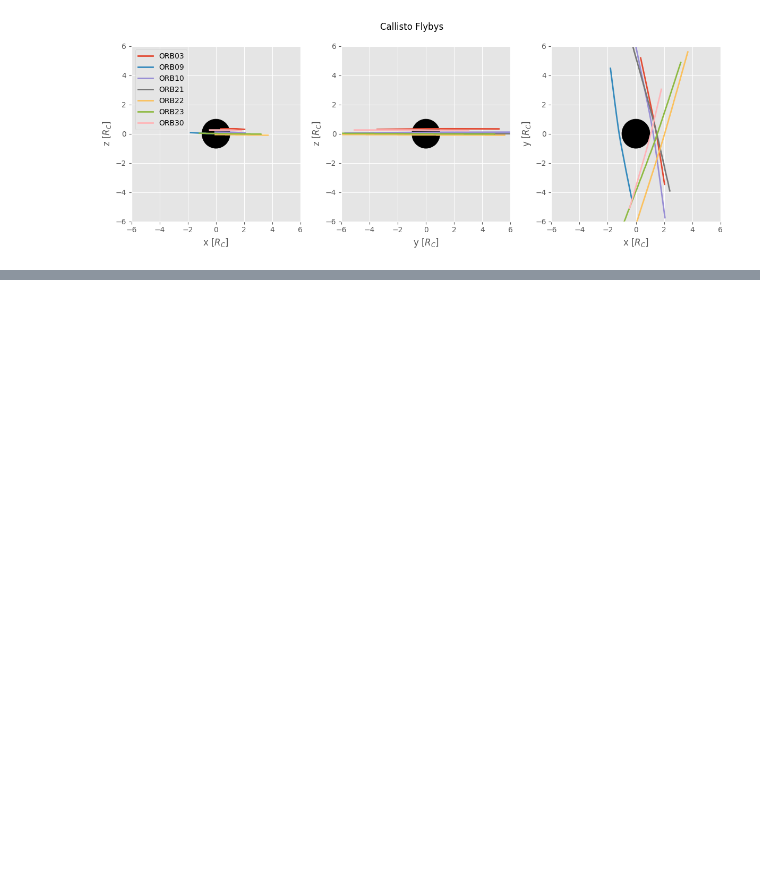
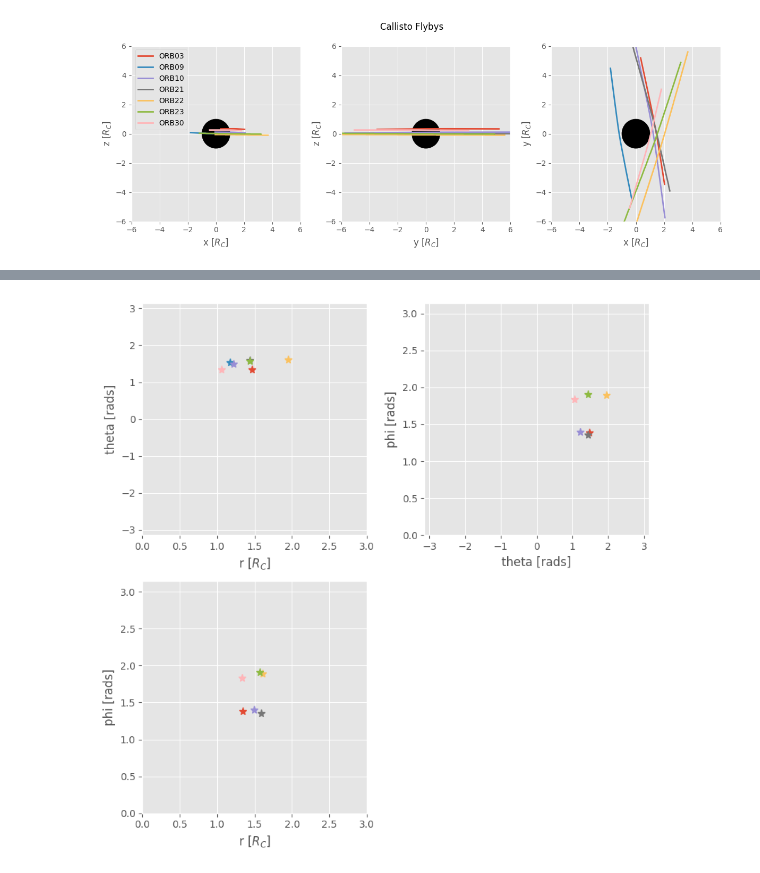
Before and after one commit to vera-br/Callisto, a Jupyter notebook: Galileo-analysis.ipynb, the cells around one changed output, grey strips where cells are left out. Drawn from its saved outputs; the diff is of its cells as text; code cells hidden in the pictures; blank space fills up the shorter version.

```diff
--- a/Galileo-analysis.ipynb
+++ b/Galileo-analysis.ipynb
@@ -341,0 +513,42 @@ plt.show()
+# %%
+
+
+fig, axes = plt.subplots(2, 2, figsize=(8, 8))
+
+# Defining and applying common limits
+common_r_lim = (0, 3)
+common_theta_lim = (-np.pi, np.pi)
+common_phi_lim = (0, np.pi)
+
+axes[0, 0].set_xlim(common_r_lim)
+axes[0, 0].set_ylim(common_theta_lim)
+
+axes[1, 0].set_xlim(common_r_lim)
+axes[1, 0].set_ylim(common_phi_lim)
+
+axes[0, 1].set_xlim(common_theta_lim)
+axes[0, 1].set_ylim(common_phi_lim)
+
+# Set the labels
+axes[0, 0].set_xlabel('r [$R_C$]')
+axes[0, 0].set_ylabel('theta [rads]')
+
+axes[1, 0].set_xlabel('r [$R_C$]')
+axes[1, 0].set_ylabel('phi [rads]')
+
+axes[0, 1].set_xlabel('theta [rads]')
+axes[0, 1].set_ylabel('phi [rads]')
+
+# Plotting the closest approach coordinates in spherical coordinates
+for CA_coords_i in CA_coords_all:
+    axes[0, 0].plot(CA_coords_i[0], CA_coords_i[1], '*')
+    axes[0, 1].plot(CA_coords_i[0], CA_coords_i[2], '*')
+    axes[1, 0].plot(CA_coords_i[1], CA_coords_i[2], '*')
+
+# Remove the bottom-right subplot
+fig.delaxes(axes[1, 1])
+
+plt.tight_layout()
+plt.show()
+# %% [output]
+[figure, added]
```
Also changed, not shown: parts of 16 cells of this notebook.
